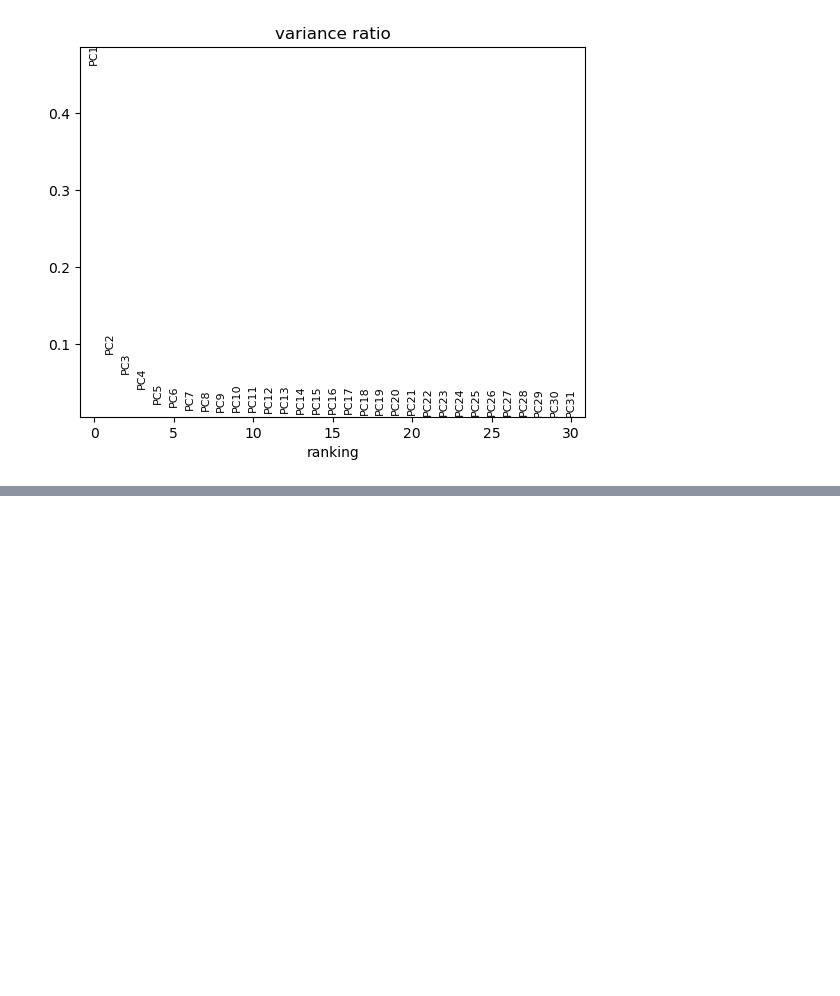
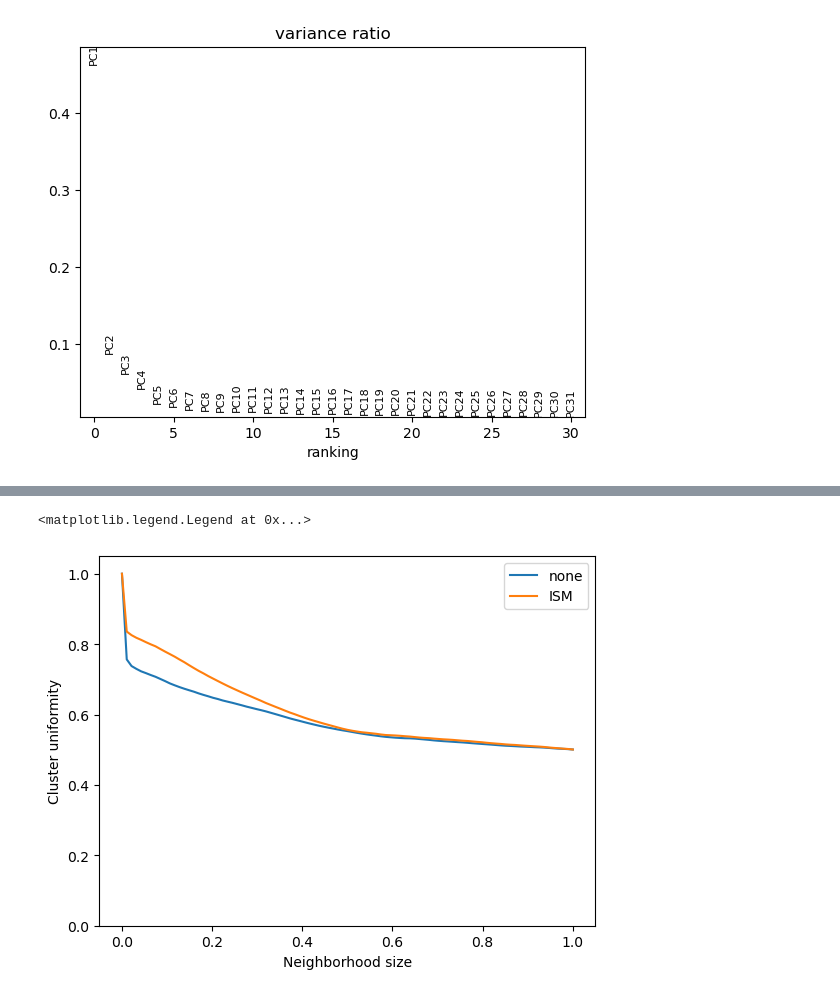
Before and after one commit to mariusrklein/FDA_project, a Jupyter notebook: correction_evaluation.ipynb, the cells around one changed output, grey strips where cells are left out. Saved outputs shown, nothing was run; the diff lists cells and outputs as text; code cells hidden in the pictures; blank space fills up the shorter version.

Commit message:
implement intermixing metric by Martijn

```diff
--- a/correction_evaluation.ipynb
+++ b/correction_evaluation.ipynb
@@ -209,0 +210,47 @@ LDA accuracy after 10-fold cross-validation: 0.9060 (±0.0251)
+# %%
+from math import ceil
+from joblib import Parallel, delayed
+import matplotlib.pyplot as plt
+from scipy.spatial import distance_matrix
+from tqdm import tqdm
+
+
+def intermixing_metric(adata, ax, label, n_datapoints = 100):
+
+    dist_matrix = distance_matrix(adata.obsm["X_umap"], adata.obsm["X_umap"])
+    neighborhood_size = len(adata.obs)
+    #sampling_range = np.unique(np.logspace(0, np.log10(neighborhood_size), n_datapoints).astype(int))
+    sampling_range = range(1, neighborhood_size, ceil(neighborhood_size / n_datapoints))
+
+    norm_factors = adata.obs['celltype'].value_counts() / len(adata.obs) * len(adata.obs['celltype'].value_counts())
+
+    #neighborhood_df = pd.DataFrame(columns=sampling_range, index=adata.obs['ObjectNumber'])
+
+    def get_neighborhood_series(index, celltype):
+        neighbors = pd.Series(dist_matrix[index], index=adata.obs['celltype']).sort_values()
+        return [neighbors[:i].index.value_counts()[celltype] / i / norm_factors[celltype]  for i in sampling_range]
+
+    neighborhood_df = pd.DataFrame(Parallel(n_jobs=8)(delayed(get_neighborhood_series)(index, celltype) for index, celltype in tqdm(enumerate(adata.obs['celltype']))),
+                                              columns=sampling_range, index=adata.obs['ObjectNumber'])
+
+    summary = pd.concat([neighborhood_df.mean(axis=0), neighborhood_df.std(axis=0)], axis=1)
+    summary.columns = ["mean", "sd"]
+    summary['neighborhood'] = np.linspace(0, 1, len(summary))
+
+    ax.plot(summary.neighborhood, summary['mean'], label=label)
+    #ax.fill_between(summary.index, (summary['mean'] - summary['sd']), summary['mean'] + summary['sd'], alpha=0.2)
+    ax.set_ylim(0, 1.05)
+    # ax.set_xscale('log')
+    ax.set_xlabel('Neighborhood size')
+    ax.set_ylabel('Cluster uniformity')
+
+
+fig, ax = plt.subplots()
+
+intermixing_metric(adata, ax, 'none')
+intermixing_metric(adata_cor, ax, 'ISM')
+
+ax.legend()
+# %% [output]
+<matplotlib.legend.Legend at 0x...>
+[figure, added]
```
Also changed, not shown: parts of 3 cells of this notebook.
